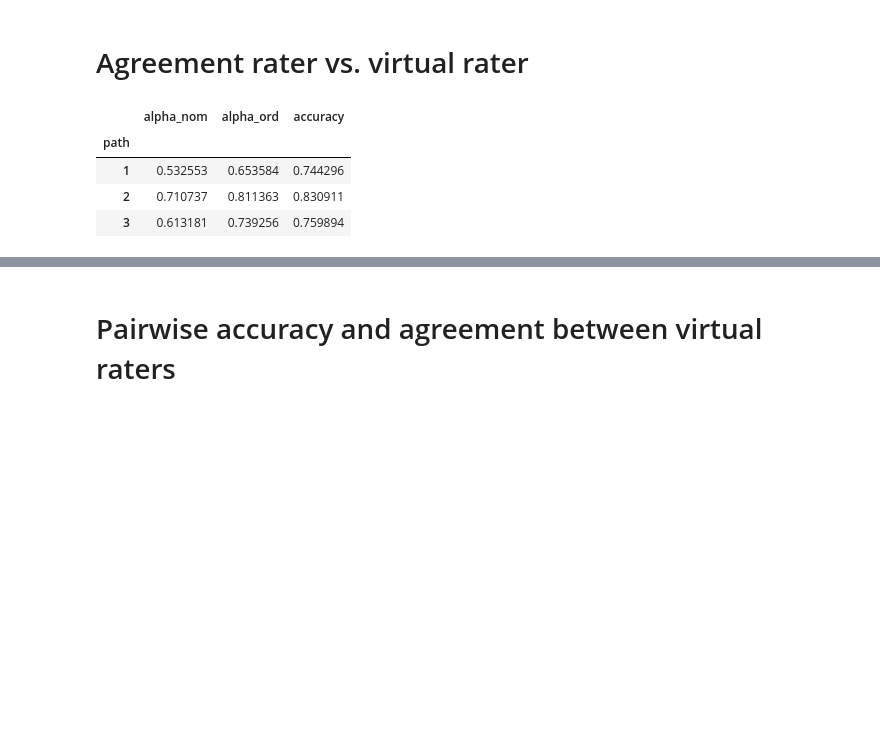
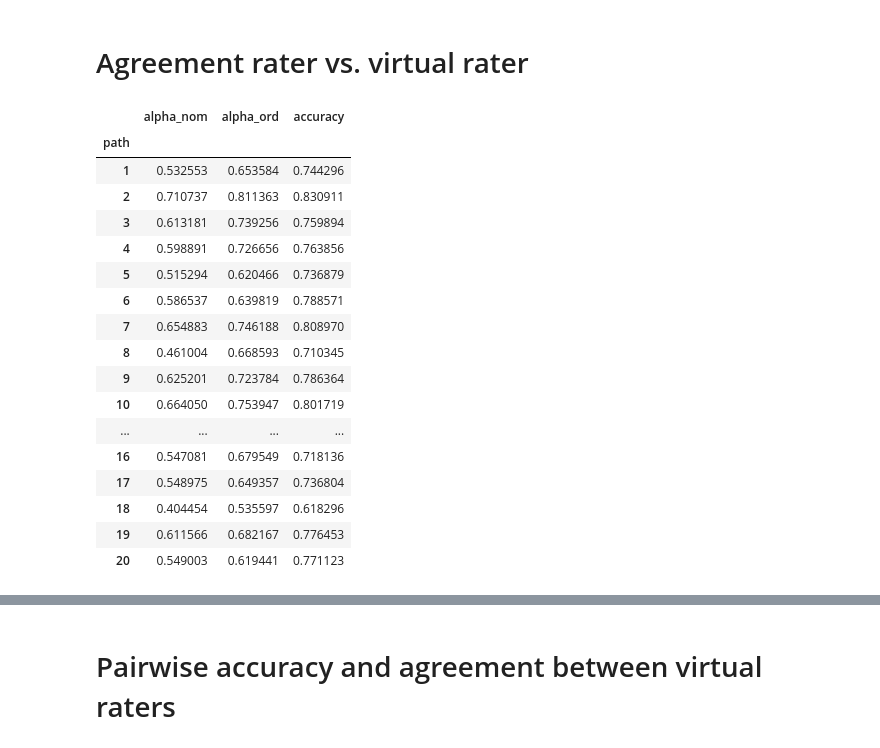
Before and after one commit to jangrove379/WeakBE-Net, a Jupyter notebook: notebooks/self_vs_consensus.ipynb, the cells around one changed output, grey strips where cells are left out. Cells and saved outputs as stored; diff of their text form; code cells hidden in the pictures; blank space fills up the shorter version.

```diff
--- a/notebooks/self_vs_consensus.ipynb
+++ b/notebooks/self_vs_consensus.ipynb
@@ -33,0 +54,3 @@ Name: path_1, Length: 1892, dtype: float64
+# %%
+df = pd.read_csv(f'/data/archief/AMC-data/Barrett/experiments/jans_experiments/final_Pathologist_{1}_fold_{2}/results.csv')
+rater_labels[rater_labels["block_id"].isin(df["block_id"])].iloc[:,3].reset_index(drop=True)
@@ -38,7 +74,7 @@ acc_individual = []
 acc_consensus = []
 difference = []
 
-for path in range(1, 4):
+for path in range(1, 21):
     for fold in range(1, 6):
         df = pd.read_csv(f'/data/archief/AMC-data/Barrett/experiments/jans_experiments/final_Pathologist_{path}_fold_{fold}/results.csv')
         basis[(path, fold, "df")] = df
@@ -118,7 +168,8 @@ acc_individual = []
 acc_consensus = []
 difference = []
 
-for path in range(1, 4):
+
+for path in range(1, 21):
     for fold in range(1, 6):
             df = pd.read_csv(f'/data/archief/AMC-data/Barrett/experiments/jans_experiments/final_Pathologist_{path}_fold_{fold}/results.csv')
             basis[(path, fold, "df")] = df
@@ -163,31 +235,44 @@ results_per_class_agg
 # %%
 agreement_rater_virtual = []
 
-for path in range(1, 4):
+for path in range(1, 21):
     for fold in range(1,6):
             real_vs_virtual = pd.DataFrame(columns=["real", "virtual"])
             real_vs_virtual["real"] = basis[(path, fold, "individual_labels")]
             real_vs_virtual["virtual"] = basis[(path, fold, "predictions")]
             agreement_nom = kd.alpha(real_vs_virtual.T.values, level_of_measurement="nominal", value_domain=[0, 1.0, 2.0])
             agreement_ord = kd.alpha(real_vs_virtual.T.values, level_of_measurement="ordinal", value_domain=[0, 1.0, 2.0])
             accuracy = accuracy_score(
                 basis[(path, fold, "individual_labels")],
                 basis[(path, fold, "predictions")]
             )
             dict_temp = {
                 "path": path,
                 "fold": fold,
                 "alpha_nom": agreement_nom,
                 "alpha_ord": agreement_ord,
                 "accuracy": accuracy
             }
             agreement_rater_virtual.append(dict_temp)
 agreement_rater_virtual = pd.DataFrame(agreement_rater_virtual)
 agreement_rater_virtual_agg = agreement_rater_virtual.groupby(["path"])[["alpha_nom", "alpha_ord", "accuracy"]].mean()
 agreement_rater_virtual_agg
 # %% [output]
 |  | alpha_nom | alpha_ord | accuracy |
 | path |  |  |  |
 | 1 | 0.532553 | 0.653584 | 0.744296 |
 | 2 | 0.710737 | 0.811363 | 0.830911 |
 | 3 | 0.613181 | 0.739256 | 0.759894 |
+| 4 | 0.598891 | 0.726656 | 0.763856 |
+| 5 | 0.515294 | 0.620466 | 0.736879 |
+| 6 | 0.586537 | 0.639819 | 0.788571 |
+| 7 | 0.654883 | 0.746188 | 0.808970 |
+| 8 | 0.461004 | 0.668593 | 0.710345 |
+| 9 | 0.625201 | 0.723784 | 0.786364 |
+| 10 | 0.664050 | 0.753947 | 0.801719 |
+| ... | ... | ... | ... |
+| 16 | 0.547081 | 0.679549 | 0.718136 |
+| 17 | 0.548975 | 0.649357 | 0.736804 |
+| 18 | 0.404454 | 0.535597 | 0.618296 |
+| 19 | 0.611566 | 0.682167 | 0.776453 |
+| 20 | 0.549003 | 0.619441 | 0.771123 |
```
Also changed, not shown: parts of 15 cells of this notebook, 5 other files.
